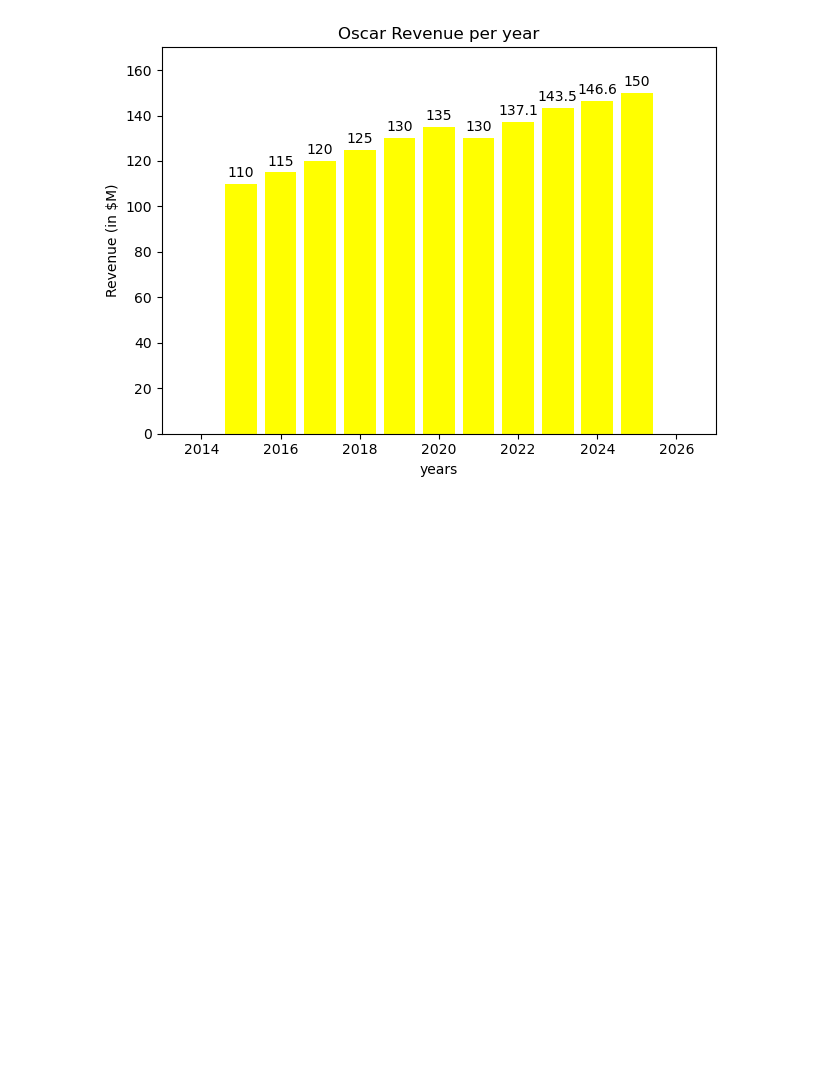
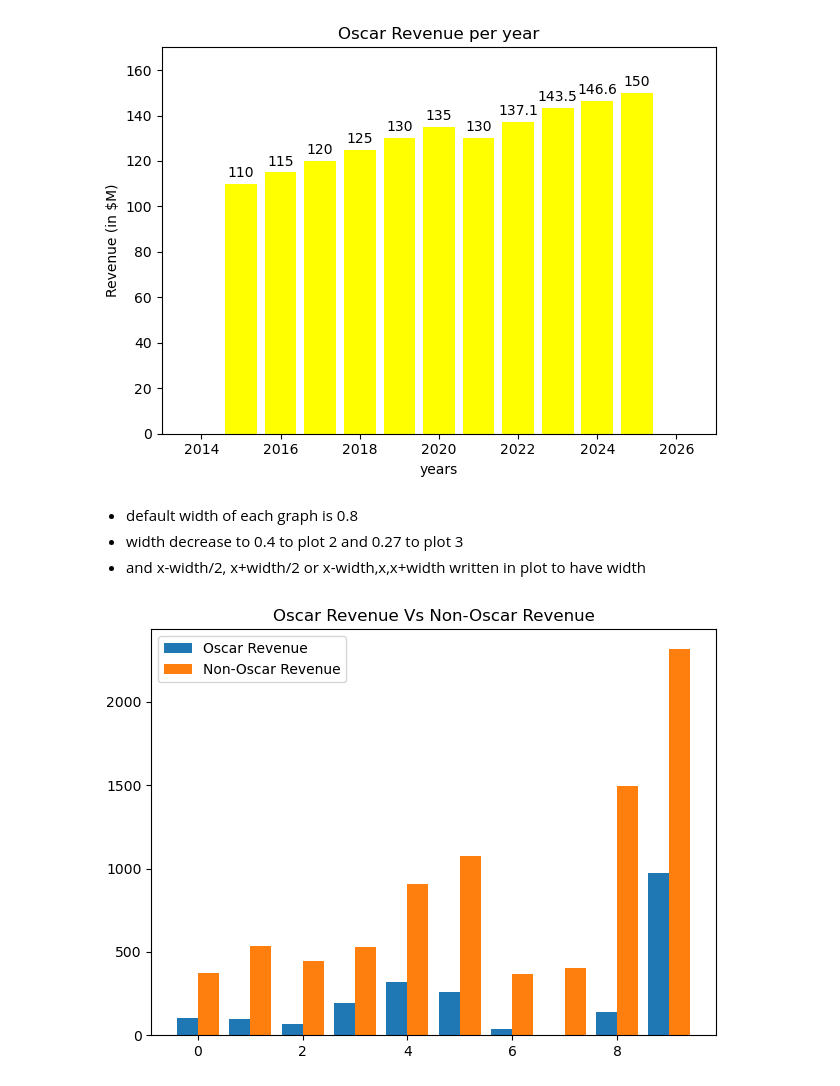
Before and after one commit to mihirgupta665/PRIME-AI-And-ML-, a Jupyter notebook: 5_Data_Visualization/2_All_Plots._Charts.ipynb, the cells around one changed output. Cells and saved outputs as stored; diff of their text form; code cells hidden in the pictures; blank space fills up the shorter version.

Commit message:
Compareing bar graph of oscar and non oscar revenue

```diff
--- a/5_Data_Visualization/2_All_Plots._Charts.ipynb
+++ b/5_Data_Visualization/2_All_Plots._Charts.ipynb
@@ -37,3 +37,34 @@ plt.xlim(min(years)-2, max(years)+2)
 plt.show()
 # %% [output]
 [figure]
+# %% [markdown]
+- default width of each graph is 0.8
+- width decrease to 0.4 to plot 2 and 0.27 to plot 3
+- and x-width/2, x+width/2 or x-width,x,x+width written in plot to have width
+# %%
+import numpy as np
+
+years = [2015, 2016, 2017, 2018, 2019, 2020, 2021, 2022, 2023, 2024]
+
+oscar_movies = ["Birdman", "Spotlight", "Moonlight", "The Shape of Water", "Green Book", "Parasite",
+                "Nomadland", "CODA", "Everything Everywhere All at Once", "Oppenheimer"]
+oscar_revenues = [103, 98, 65, 195, 321, 262, 39, 2, 141, 975]
+
+non_oscar_movies = ["Mad Max: Fury Road", "The Revenant", "La La Land", "Dunkirk", "Bohemian Rhapsody",
+                    "Joker", "Tenet", "Dune", "Top Gun: Maverick", "Avatar: The Way of Water"]
+non_oscar_revenues = [375, 533, 448, 527, 910, 1074, 365, 402, 1496, 2320]
+
+
+x = np.arange(len(years))
+width = 0.4
+
+
+plt.bar(x-width/2, oscar_revenues, width, label="Oscar Revenue")
+plt.bar(x+width/2, non_oscar_revenues, width, label="Non-Oscar Revenue")
+plt.legend()
+plt.title("Oscar Revenue Vs Non-Oscar Revenue")
+plt.tight_layout()
+# plt.xlim(0-1, 10+1)
+plt.show()
+# %% [output]
+[figure, added]
```
Also changed, not shown: parts of 1 cell of this notebook.
